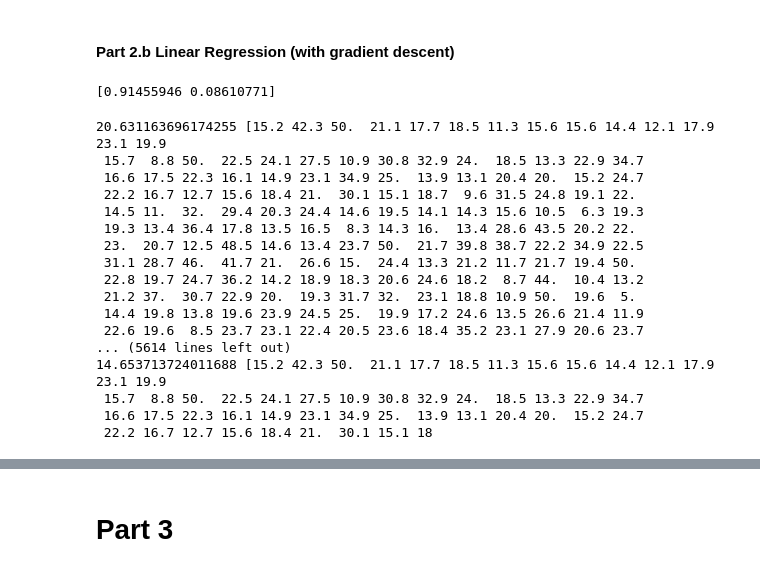
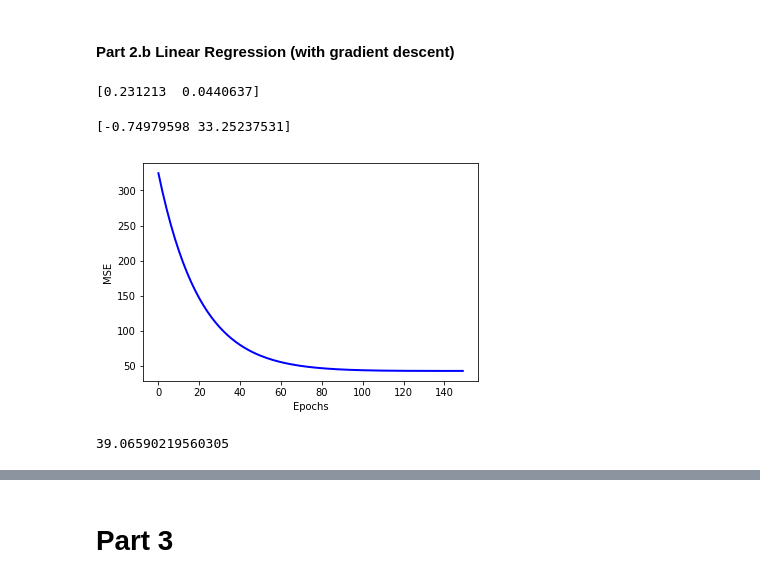
Before and after one commit to Tauseefz/Deep, a Jupyter notebook: Assignment1/Assignment1.ipynb, the cells around one changed output, grey strips where cells are left out. Drawn from its saved outputs; the diff is of its cells as text; code cells hidden in the pictures.

```diff
--- a/Assignment1/Assignment1.ipynb
+++ b/Assignment1/Assignment1.ipynb
@@ -166,9 +166,9 @@ import math
 # where err is the mean square error of actual label (i.e. Y_actual) and predicted lable ( i.e. Y_predicted)
 def mse(y , y_hat):
     sum_err=0
-    for i in range(len(y)):
-        sum_err = np.sum(np.square(y_hat - y))
-        #sum_err = sum_err + math.pow((y[i] - y_hat[i]),2)
+    #for i in range(len(y)):
+    sum_err = np.sum(np.square(y_hat - y))
+    #sum_err = sum_err + math.pow((y[i] - y_hat[i]),2)
 
     return sum_err/len(y)
 # %%
@@ -209,50 +210,47 @@ plt.show()
 #### Part 2.b Linear Regression (with gradient descent)
 # %%
 # Initialize parameters i.e. learning rates, initial values of line parameters and number of epochs.
-epochs = 10
-learn_rate=0.01
-m = 1
-c = 1
+epochs = 150
+learn_rate=0.1
+x_train = x_train.reshape(x_train.shape[0], -1)
+x_train = np.insert(x_train, 1, 1, axis=1)
+f = np.random.uniform(size=(x_train.shape[1],))
+print(f)
 #appending 1 as bias
-x_train = np.c_[np.ones((x_train.shape[0])), x_train]
+#x_train = np.c_[np.ones((x_train.shape[0])), x_train]
 #print(x_train)
+# %% [output]
+[0.231213  0.0440637]
-# %%
-f = np.random.uniform(size=(x_train.shape[1],))
-print(f)
-# %% [output]
-[0.91455946 0.08610771]
 # %%
 # Predict output and update parameters using stochastic gradient descent.
 
 # Compute mean square error in each iteration using mean_square_error function and plot on the graph using matplotlib library
-for i in range(len(x_train)):
+error=[]
+n = len(x_train)
+for i in range(epochs):
 
-    #y_hat_train = 1/(1+np.exp(-(x_train.dot(f))))
-    pred = np.dot(x_train[i] , f)
-    #print(pred)
-    error = pred - y_train[i]
-    gradient = ((x_train[i].T.dot(error))*learn_rate)/len(x_train)
-    f = f  - gradient
-    print(pred , y_train)
-#print(gradient)
-    #print(y_hat_train , y_train)
+    for j in range(len(x_train)):
+        #error=0
+        gradient=0
+        pred=0
+        pred= np.dot(x_train[j] , f)
+        gradient = (((x_train[j].T.dot(pred - y_train[j]))*(learn_rate)))/n
+        f = f - gradient
+    y_hat_train = x_train.dot(f)
+    error.append(mse(y_train,y_hat_train))
+#print(error)
+plt.plot(error, color='blue', linewidth=2)
+plt.xlabel("Epochs")
+plt.ylabel("MSE")
+print(f)
 # %% [output]
-20.631163696174255 [15.2 42.3 50.  21.1 17.7 18.5 11.3 15.6 15.6 14.4 12.1 17.9 23.1 19.9
- 15.7  8.8 50.  22.5 24.1 27.5 10.9 30.8 32.9 24.  18.5 13.3 22.9 34.7
- 16.6 17.5 22.3 16.1 14.9 23.1 34.9 25.  13.9 13.1 20.4 20.  15.2 24.7
- 22.2 16.7 12.7 15.6 18.4 21.  30.1 15.1 18.7  9.6 31.5 24.8 19.1 22.
- 14.5 11.  32.  29.4 20.3 24.4 14.6 19.5 14.1 14.3 15.6 10.5  6.3 19.3
- 19.3 13.4 36.4 17.8 13.5 16.5  8.3 14.3 16.  13.4 28.6 43.5 20.2 22.
- 23.  20.7 12.5 48.5 14.6 13.4 23.7 50.  21.7 39.8 38.7 22.2 34.9 22.5
- 31.1 28.7 46.  41.7 21.  26.6 15.  24.4 13.3 21.2 11.7 21.7 19.4 50.
- 22.8 19.7 24.7 36.2 14.2 18.9 18.3 20.6 24.6 18.2  8.7 44.  10.4 13.2
- 21.2 37.  30.7 22.9 20.  19.3 31.7 32.  23.1 18.8 10.9 50.  19.6  5.
- 14.4 19.8 13.8 19.6 23.9 24.5 25.  19.9 17.2 24.6 13.5 26.6 21.4 11.9
- 22.6 19.6  8.5 23.7 23.1 22.4 20.5 23.6 18.4 35.2 23.1 27.9 20.6 23.7
-... (5614 lines left out)
-14.653713724011688 [15.2 42.3 50.  21.1 17.7 18.5 11.3 15.6 15.6 14.4 12.1 17.9 23.1 19.9
- 15.7  8.8 50.  22.5 24.1 27.5 10.9 30.8 32.9 24.  18.5 13.3 22.9 34.7
- 16.6 17.5 22.3 16.1 14.9 23.1 34.9 25.  13.9 13.1 20.4 20.  15.2 24.7
- 22.2 16.7 12.7 15.6 18.4 21.  30.1 15.1 18
+[-0.74979598 33.25237531]
+[figure, added]
 # %%
 # Compute mean square error of final trained parameters on testing data
+x_test = x_test.reshape(x_test.shape[0], -1)
+x_test = np.insert(x_test, 1, 1, axis=1)
+y_hat_test2 = x_test.dot(f)
+print(mse(y_test , y_hat_test2))
+# %% [output]
+39.06590219560305
```
Also changed, not shown: parts of 4 cells of this notebook.
